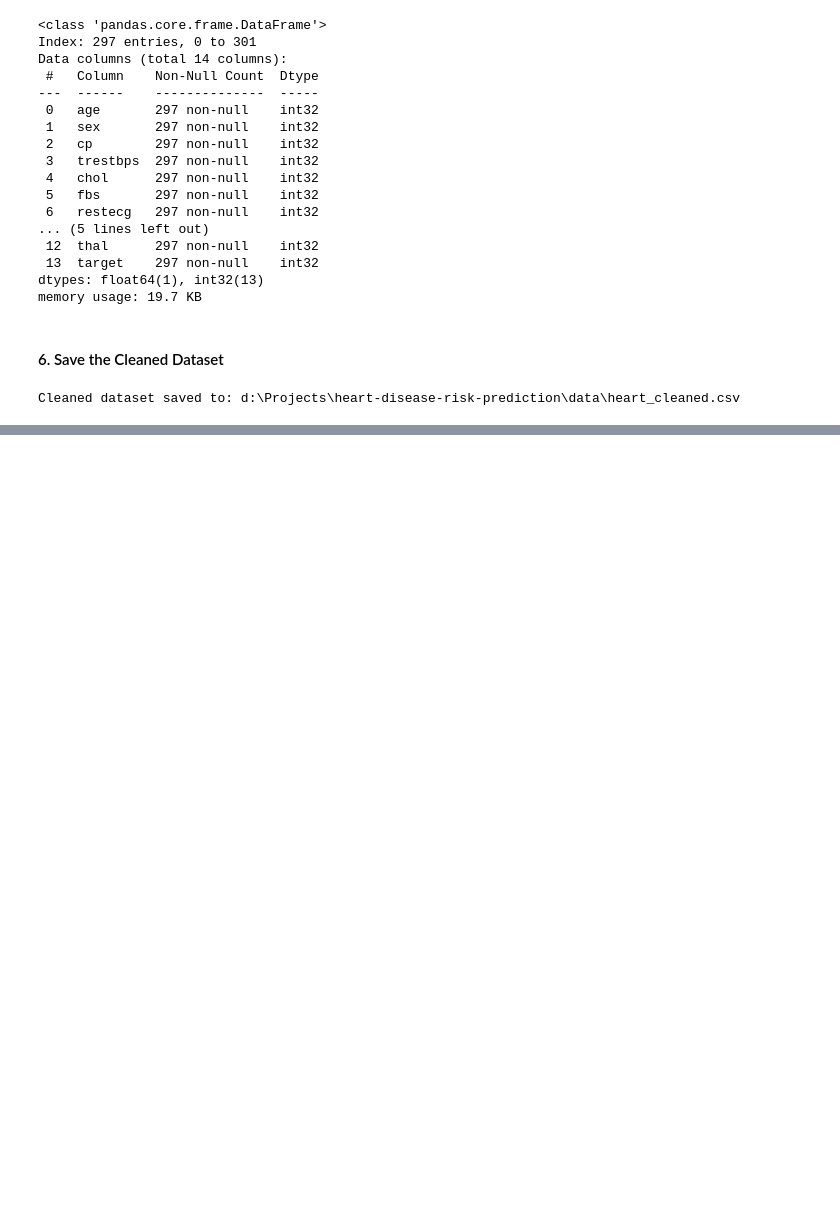
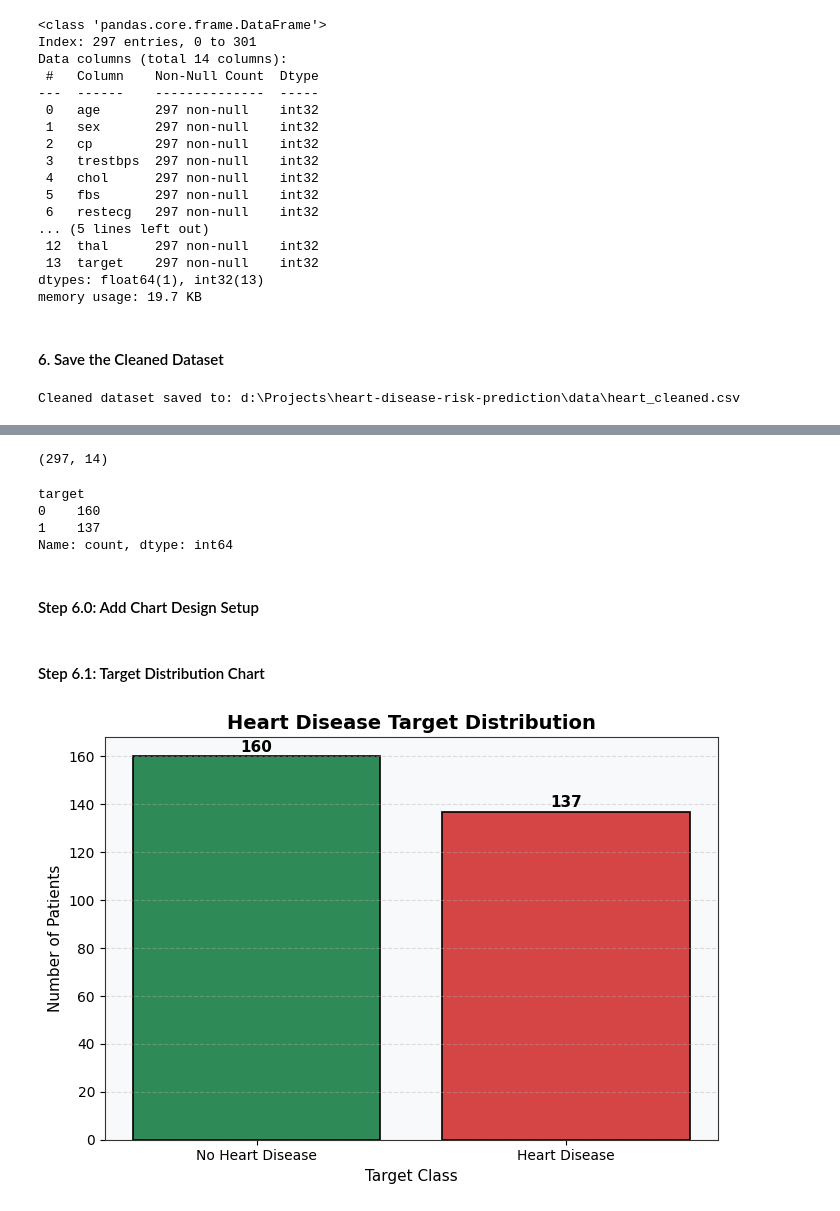
Before and after one commit to Usama2001/Heart-Disease-Risk-Prediction-Using-Decision-Trees-and-XGBoost, a Jupyter notebook: notebooks/heart_disease_prediction.ipynb, the cells around one changed output, grey strips where cells are left out. Saved outputs shown, nothing was run; the diff lists cells and outputs as text; code cells hidden in the pictures; blank space fills up the shorter version.

Commit message:
Add EDA visualizations and cleaned dataset

```diff
--- a/notebooks/heart_disease_prediction.ipynb
+++ b/notebooks/heart_disease_prediction.ipynb
@@ -272,0 +277,8 @@ Cleaned dataset saved to: d:\Projects\heart-disease-risk-prediction\data\heart_c
+# %%
+# Step 6: Exploratory Data Analysis
+
+cleaned_path = project_root / "data" / "heart_cleaned.csv"
+
+df = pd.read_csv(cleaned_path)
+
+df.head()
@@ -272,0 +294,14 @@ Cleaned dataset saved to: d:\Projects\heart-disease-risk-prediction\data\heart_c
+# %%
+df.shape
+# %% [output]
+(297, 14)
+# %%
+target_counts = df["target"].value_counts()
+print(target_counts)
+# %% [output]
+target
+0    160
+1    137
+Name: count, dtype: int64
+# %% [markdown]
+#### Step 6.0: Add Chart Design Setup
@@ -272,0 +339,35 @@ Cleaned dataset saved to: d:\Projects\heart-disease-risk-prediction\data\heart_c
+# %% [markdown]
+#### Step 6.1: Target Distribution Chart
+# %%
+target_counts = df["target"].value_counts().reindex([0, 1])
+
+plt.figure(figsize=(7, 5))
+
+bars = plt.bar(
+    ["No Heart Disease", "Heart Disease"],
+    target_counts.values,
+    color=[green, red],
+    edgecolor="black",
+    linewidth=1.2
+)
+
+plt.xlabel("Target Class")
+plt.ylabel("Number of Patients")
+plt.title("Heart Disease Target Distribution")
+
+# Add value labels on top of bars
+for bar in bars:
+    height = bar.get_height()
+    plt.text(
+        bar.get_x() + bar.get_width() / 2,
+        height + 2,
+        str(height),
+        ha="center",
+        fontsize=11,
+        fontweight="bold"
+    )
+
+plt.grid(axis="y", linestyle="--", alpha=0.4)
+save_chart("target_distribution.png")
+# %% [output]
+[figure, added]
```
Also changed, not shown: parts of 23 cells of this notebook, 10 other files.
